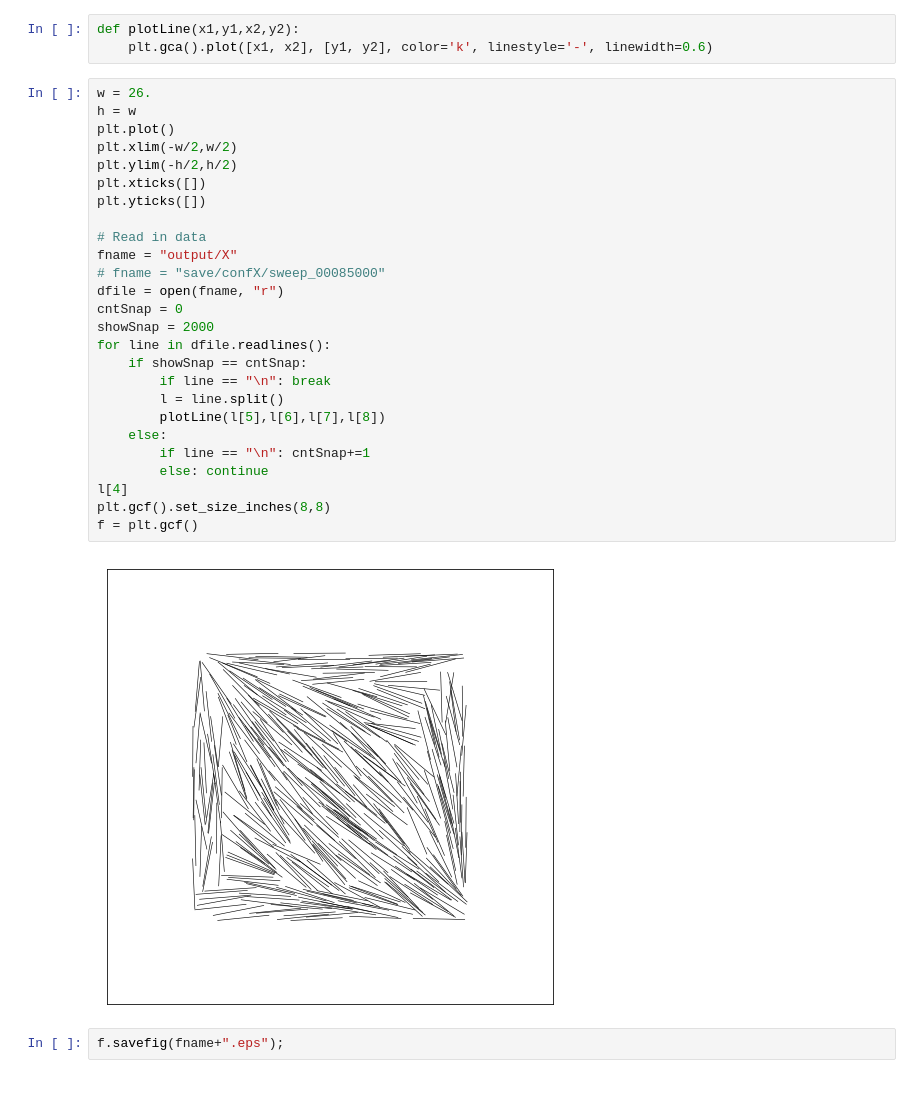
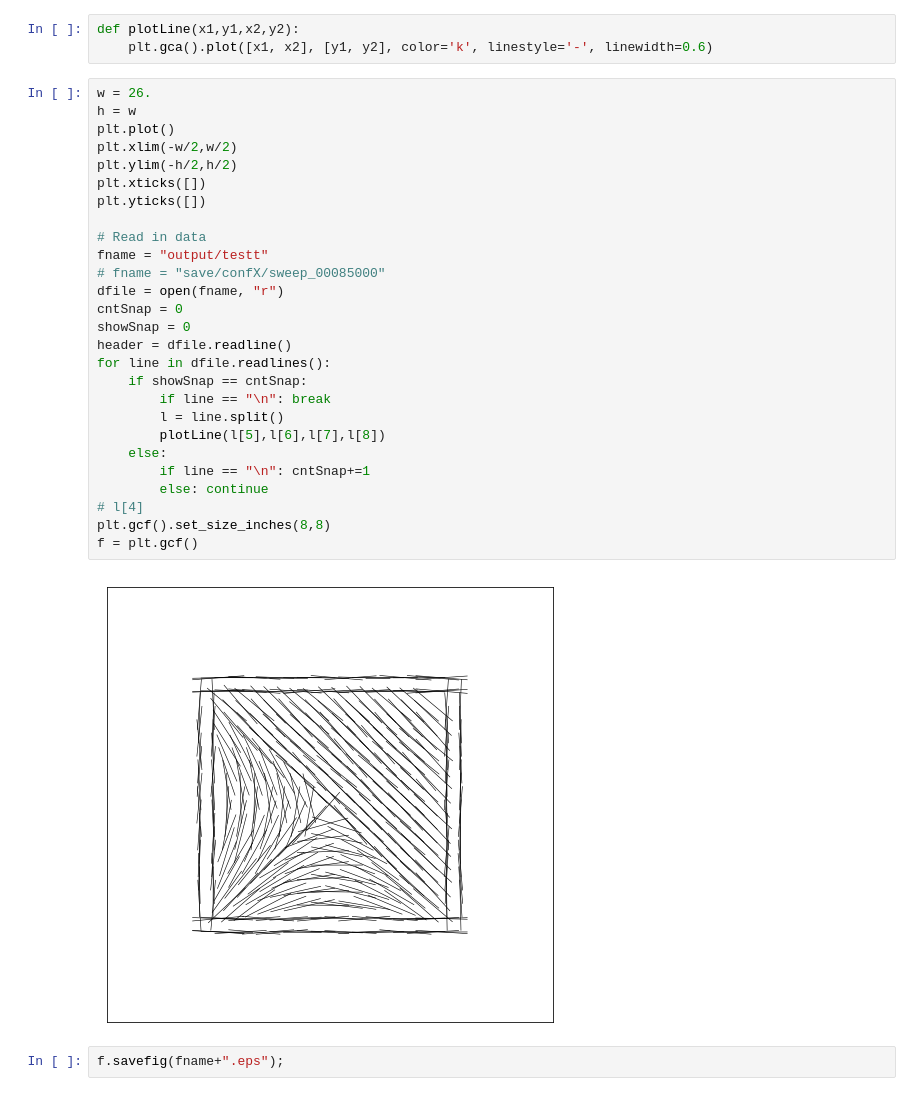
Before and after one commit to m-walters/mcmd, a Jupyter notebook: rodplot.ipynb, the cells around one changed output. Drawn from its saved outputs; the diff is of its cells as text.

```diff
--- a/rodplot.ipynb
+++ b/rodplot.ipynb
@@ -8,30 +8,31 @@ def plotLine(x1,y1,x2,y2):
 # %%
 w = 26.
 h = w
 plt.plot()
 plt.xlim(-w/2,w/2)
 plt.ylim(-h/2,h/2)
 plt.xticks([])
 plt.yticks([])
 
 # Read in data
-fname = "output/X"
+fname = "output/testt"
 # fname = "save/confX/sweep_00085000"
 dfile = open(fname, "r")
 cntSnap = 0
-showSnap = 2000
+showSnap = 0
+header = dfile.readline()
 for line in dfile.readlines():
     if showSnap == cntSnap:
         if line == "\n": break
         l = line.split()
         plotLine(l[5],l[6],l[7],l[8])
     else:
         if line == "\n": cntSnap+=1
         else: continue
-l[4]
+# l[4]
 plt.gcf().set_size_inches(8,8)
 f = plt.gcf()
 # %% [output]
-[figure, old version]
+[figure, new version]
 # %%
 f.savefig(fname+".eps");
```
Also changed, not shown: 2 other files.
